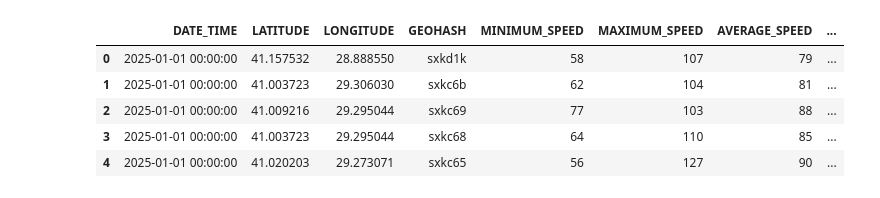
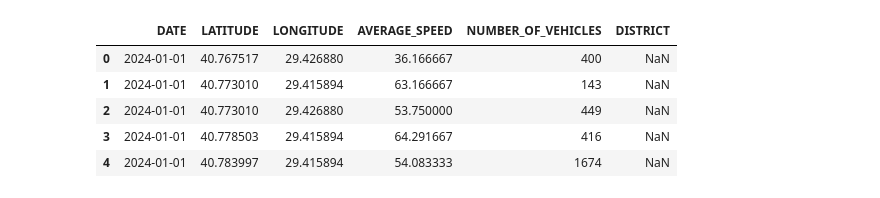
Before and after one commit to omerzzeybek9/Traffic-Congestion-Prediction-Optimization, a Jupyter notebook: data_manipulations/traffic_density.ipynb, the cells around one changed output. Drawn from its saved outputs; the diff is of its cells as text; code cells hidden in the pictures.

Commit message:
traffic congestion data calculated for 2024

```diff
--- a/data_manipulations/traffic_density.ipynb
+++ b/data_manipulations/traffic_density.ipynb
@@ -4,0 +3,11 @@ jan_25 = pd.read_csv("../original_data/traffic_density_202501.csv")
+# %%
+import glob
+
+# jan_25 = pd.read_csv("../original_data/traffic_density_202501.csv")
+
+files_2024 = []
+for month in range(1, 13):
+    file_path = f"../original_data/traffic_density_2024{month:02d}.csv"
+    files_2024.append(pd.read_csv(file_path))
+
+combined_2024 = pd.concat(files_2024, ignore_index=True)
@@ -4,0 +25,4 @@ jan_25 = pd.read_csv("../original_data/traffic_density_202501.csv")
+# %%
+# jan_25 = jan_25.drop(columns=["GEOHASH", "MINIMUM_SPEED", "MAXIMUM_SPEED"])
+
+combined_2024 = combined_2024.drop(columns=["GEOHASH", "MINIMUM_SPEED", "MAXIMUM_SPEED"])
@@ -5,9 +98,30 @@ jan_25 = pd.read_csv("../original_data/traffic_density_202501.csv")
+# %%
+import pandas as pd
+import geopandas as gpd
+from shapely.geometry import Point
+
+districts = gpd.read_file("../data/istanbul-districts.json")
+
+points = gpd.GeoDataFrame(
+    daily_data_2024,
+    geometry=gpd.points_from_xy(daily_data_2024["LONGITUDE"], daily_data_2024["LATITUDE"]),
+    crs="EPSG:4326"
+)
+
+points_with_district = gpd.sjoin(
+    points,
+    districts[["name", "geometry"]].rename(columns={"name": "DISTRICT"}),
+    how="left",
+    predicate="within"
+)
+
+daily_data_2024["DISTRICT"] = points_with_district["DISTRICT"]
 # %%
-jan_25.head()
+daily_data_2024.head()
 # %% [output]
-|  | DATE_TIME | LATITUDE | LONGITUDE | GEOHASH | MINIMUM_SPEED | MAXIMUM_SPEED | AVERAGE_SPEED | ... |
-| 0 | 2025-01-01 00:00:00 | 41.157532 | 28.888550 | sxkd1k | 58 | 107 | 79 | ... |
-| 1 | 2025-01-01 00:00:00 | 41.003723 | 29.306030 | sxkc6b | 62 | 104 | 81 | ... |
-| 2 | 2025-01-01 00:00:00 | 41.009216 | 29.295044 | sxkc69 | 77 | 103 | 88 | ... |
-| 3 | 2025-01-01 00:00:00 | 41.003723 | 29.295044 | sxkc68 | 64 | 110 | 85 | ... |
-| 4 | 2025-01-01 00:00:00 | 41.020203 | 29.273071 | sxkc65 | 56 | 127 | 90 | ... |
+|  | DATE | LATITUDE | LONGITUDE | AVERAGE_SPEED | NUMBER_OF_VEHICLES | DISTRICT |
+| 0 | 2024-01-01 | 40.767517 | 29.426880 | 36.166667 | 400 | NaN |
+| 1 | 2024-01-01 | 40.773010 | 29.415894 | 63.166667 | 143 | NaN |
+| 2 | 2024-01-01 | 40.773010 | 29.426880 | 53.750000 | 449 | NaN |
+| 3 | 2024-01-01 | 40.778503 | 29.415894 | 64.291667 | 416 | NaN |
+| 4 | 2024-01-01 | 40.783997 | 29.415894 | 54.083333 | 1674 | NaN |
```
Also changed, not shown: parts of 24 cells of this notebook, 4 other files.
